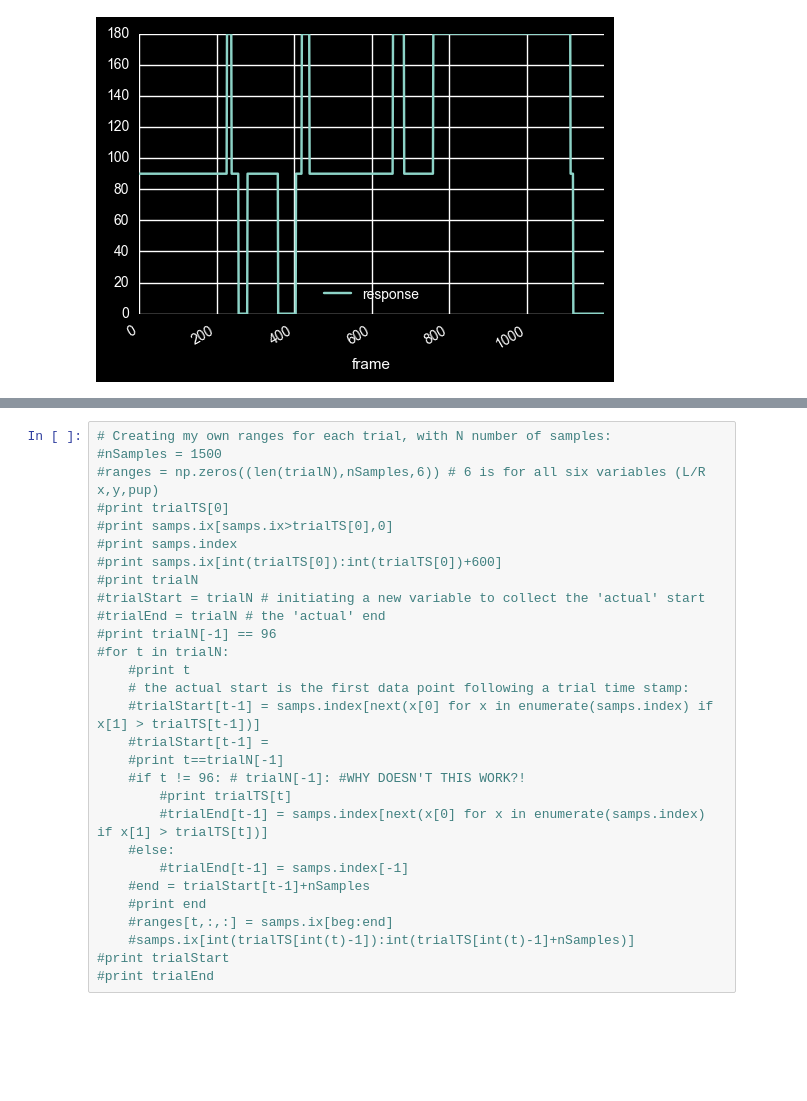
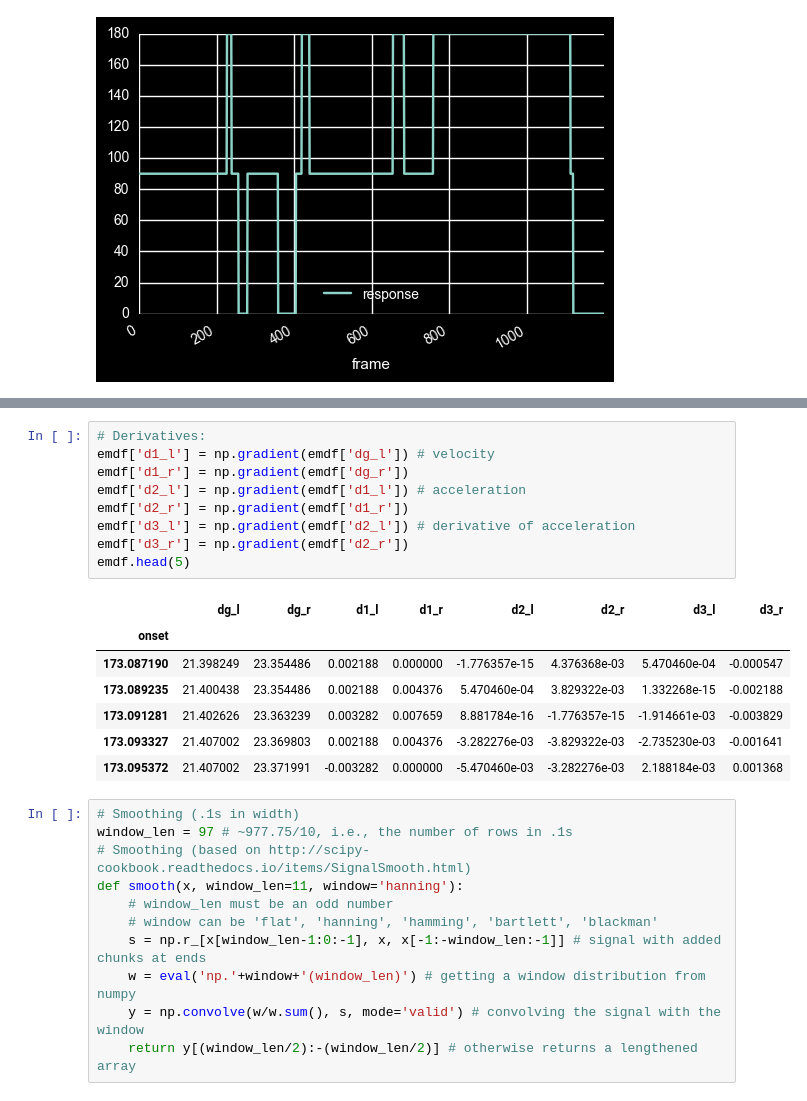
Before and after one commit to egorananyev/dg, a Jupyter notebook: analysis/em.ipynb, the cells around one changed output, grey strips where cells are left out. Drawn from its saved outputs; the diff is of its cells as text; blank space fills up the shorter version.

```diff
--- a/analysis/em.ipynb
+++ b/analysis/em.ipynb
@@ -180,29 +191,28 @@ trialSamps[(trialSamps.index>182000) & (trialSamps.index<186000)].plot(y='x_l')
-# %%
-# Creating my own ranges for each trial, with N number of samples:
-#nSamples = 1500
-#ranges = np.zeros((len(trialN),nSamples,6)) # 6 is for all six variables (L/R x,y,pup)
-#print trialTS[0]
-#print samps.ix[samps.ix>trialTS[0],0]
-#print samps.index
-#print samps.ix[int(trialTS[0]):int(trialTS[0])+600]
-#print trialN
-#trialStart = trialN # initiating a new variable to collect the 'actual' start
-#trialEnd = trialN # the 'actual' end
-#print trialN[-1] == 96
-#for t in trialN:
-    #print t
-    # the actual start is the first data point following a trial time stamp:
-    #trialStart[t-1] = samps.index[next(x[0] for x in enumerate(samps.index) if x[1] > trialTS[t-1])]
-    #trialStart[t-1] =
-    #print t==trialN[-1]
-    #if t != 96: # trialN[-1]: #WHY DOESN'T THIS WORK?!
-        #print trialTS[t]
-        #trialEnd[t-1] = samps.index[next(x[0] for x in enumerate(samps.index) if x[1] > trialTS[t])]
-    #else:
-        #trialEnd[t-1] = samps.index[-1]
-    #end = trialStart[t-1]+nSamples
-    #print end
-    #ranges[t,:,:] = samps.ix[beg:end]
-    #samps.ix[int(trialTS[int(t)-1]):int(trialTS[int(t)-1]+nSamples)]
-#print trialStart
-#print trialEnd
+# %%
+# Derivatives:
+emdf['d1_l'] = np.gradient(emdf['dg_l']) # velocity
+emdf['d1_r'] = np.gradient(emdf['dg_r'])
+emdf['d2_l'] = np.gradient(emdf['d1_l']) # acceleration
+emdf['d2_r'] = np.gradient(emdf['d1_r'])
+emdf['d3_l'] = np.gradient(emdf['d2_l']) # derivative of acceleration
+emdf['d3_r'] = np.gradient(emdf['d2_r'])
+emdf.head(5)
+# %% [output]
+|  | dg_l | dg_r | d1_l | d1_r | d2_l | d2_r | d3_l | d3_r |
+| onset |  |  |  |  |  |  |  |  |
+| 173.087190 | 21.398249 | 23.354486 | 0.002188 | 0.000000 | -1.776357e-15 | 4.376368e-03 | 5.470460e-04 | -0.000547 |
+| 173.089235 | 21.400438 | 23.354486 | 0.002188 | 0.004376 | 5.470460e-04 | 3.829322e-03 | 1.332268e-15 | -0.002188 |
+| 173.091281 | 21.402626 | 23.363239 | 0.003282 | 0.007659 | 8.881784e-16 | -1.776357e-15 | -1.914661e-03 | -0.003829 |
+| 173.093327 | 21.407002 | 23.369803 | 0.002188 | 0.004376 | -3.282276e-03 | -3.829322e-03 | -2.735230e-03 | -0.001641 |
+| 173.095372 | 21.407002 | 23.371991 | -0.003282 | 0.000000 | -5.470460e-03 | -3.282276e-03 | 2.188184e-03 | 0.001368 |
+# %%
+# Smoothing (.1s in width)
+window_len = 97 # ~977.75/10, i.e., the number of rows in .1s
+# Smoothing (based on http://scipy-cookbook.readthedocs.io/items/SignalSmooth.html)
+def smooth(x, window_len=11, window='hanning'):
+    # window_len must be an odd number
+    # window can be 'flat', 'hanning', 'hamming', 'bartlett', 'blackman'
+    s = np.r_[x[window_len-1:0:-1], x, x[-1:-window_len:-1]] # signal with added chunks at ends
+    w = eval('np.'+window+'(window_len)') # getting a window distribution from numpy
+    y = np.convolve(w/w.sum(), s, mode='valid') # convolving the signal with the window
+    return y[(window_len/2):-(window_len/2)] # otherwise returns a lengthened array
```
Also changed, not shown: parts of 9 cells of this notebook.
